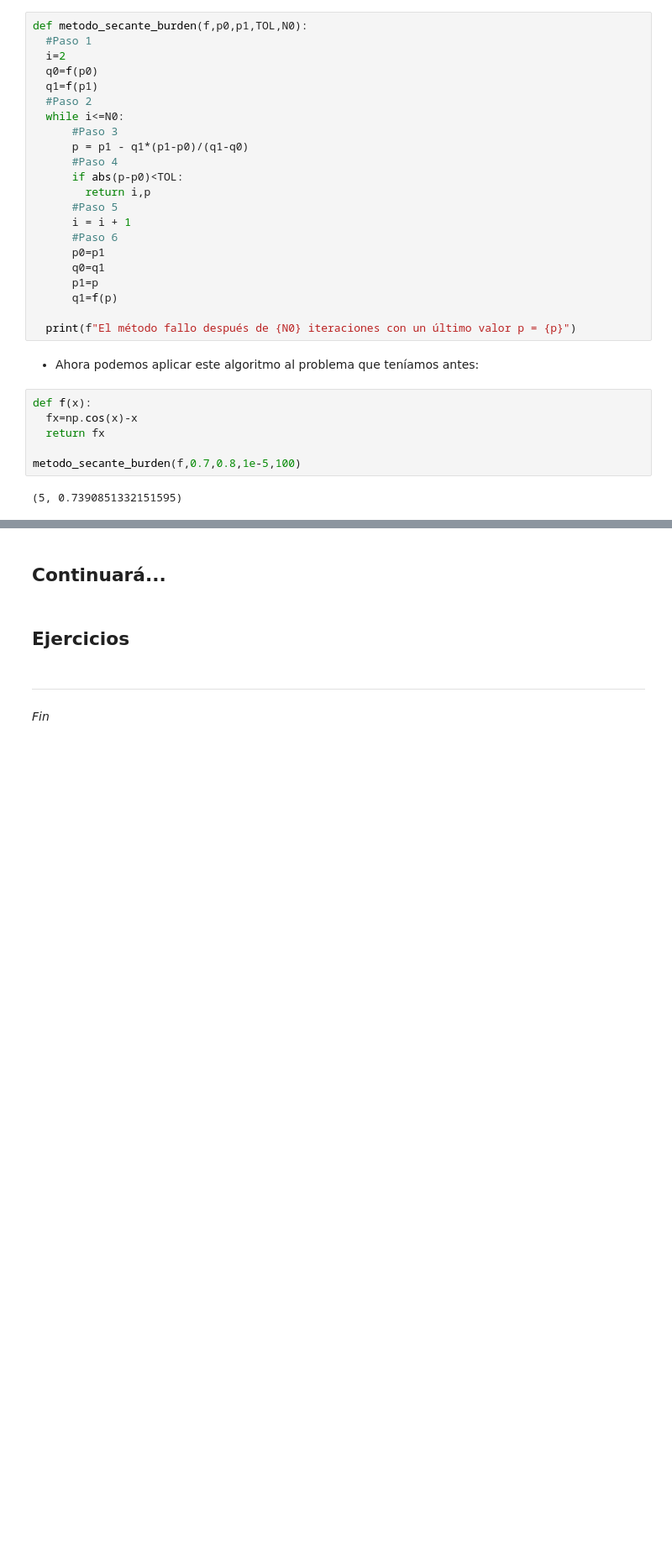
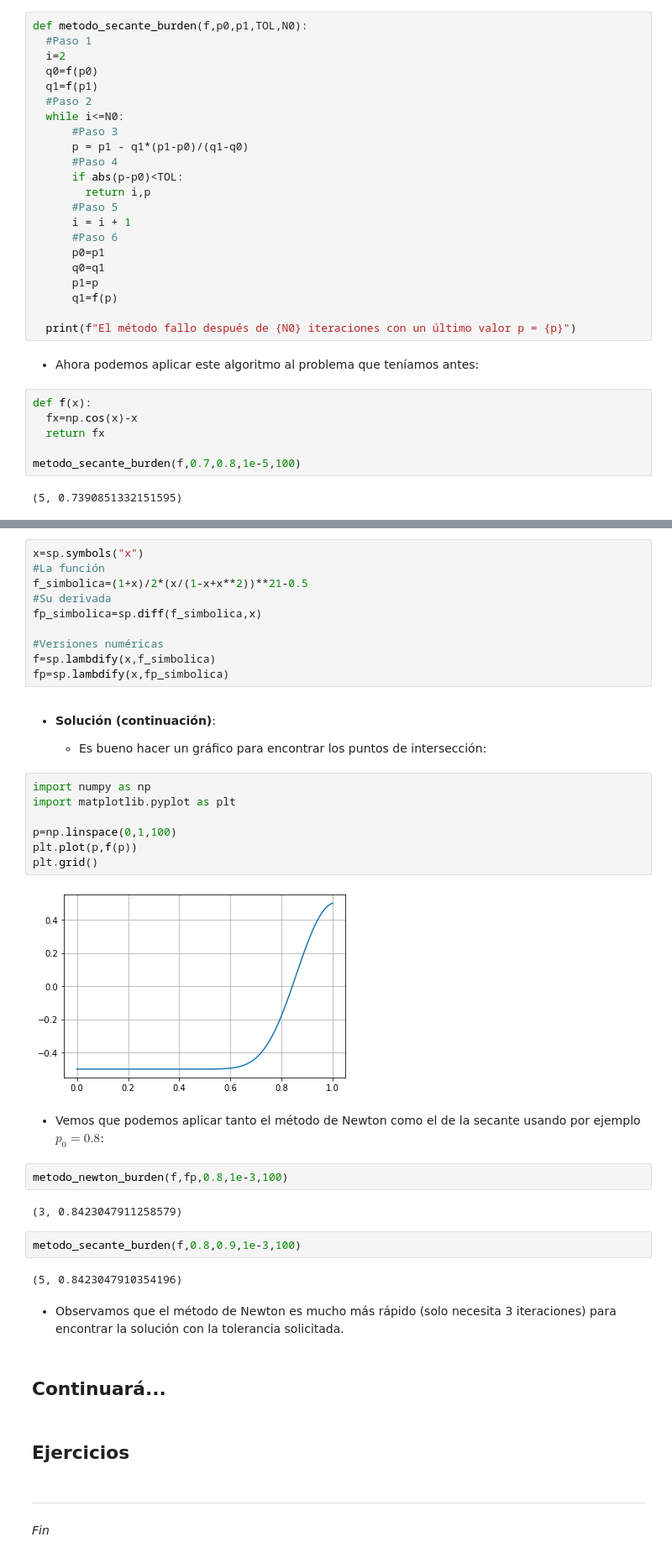
Before and after one commit to JorgeZuluaga/NotasMetodosNumericos, a Jupyter notebook: MN-CuadernoNotas-SolucionEcuaciones_MetodoNewtonSecante.ipynb, the cells around one changed output, grey strips where cells are left out. Shown: that part at 84% size. Saved outputs shown, nothing was run; the diff lists cells and outputs as text; blank space fills up the shorter version.

```diff
--- a/MN-CuadernoNotas-SolucionEcuaciones_MetodoNewtonSecante.ipynb
+++ b/MN-CuadernoNotas-SolucionEcuaciones_MetodoNewtonSecante.ipynb
@@ -374,3 +410,38 @@ metodo_secante_burden(f,0.7,0.8,1e-5,100)
+# %%
+x=sp.symbols("x")
+#La función
+f_simbolica=(1+x)/2*(x/(1-x+x**2))**21-0.5
+#Su derivada
+fp_simbolica=sp.diff(f_simbolica,x)
+
+#Versiones numéricas
+f=sp.lambdify(x,f_simbolica)
+fp=sp.lambdify(x,fp_simbolica)
+# %% [markdown]
+- **Solución (continuación)**:
+
+  - Es bueno hacer un gráfico para encontrar los puntos de intersección:
+# %%
+import numpy as np
+import matplotlib.pyplot as plt
+
+p=np.linspace(0,1,100)
+plt.plot(p,f(p))
+plt.grid()
+# %% [output]
+[figure, added]
+# %% [markdown]
+- Vemos que podemos aplicar tanto el método de Newton como el de la secante usando por ejemplo $p_0=0.8$:
+# %%
+metodo_newton_burden(f,fp,0.8,1e-3,100)
+# %% [output]
+(3, 0.8423047911258579)
+# %%
+metodo_secante_burden(f,0.8,0.9,1e-3,100)
+# %% [output]
+(5, 0.8423047910354196)
+# %% [markdown]
+- Observamos que el método de Newton es mucho más rápido (solo necesita 3 iteraciones) para encontrar la solución con la tolerancia solicitada.
 # %% [markdown]
 
 ## Continuará...
```
Also changed, not shown: parts of 4 cells of this notebook, 1 other file.
